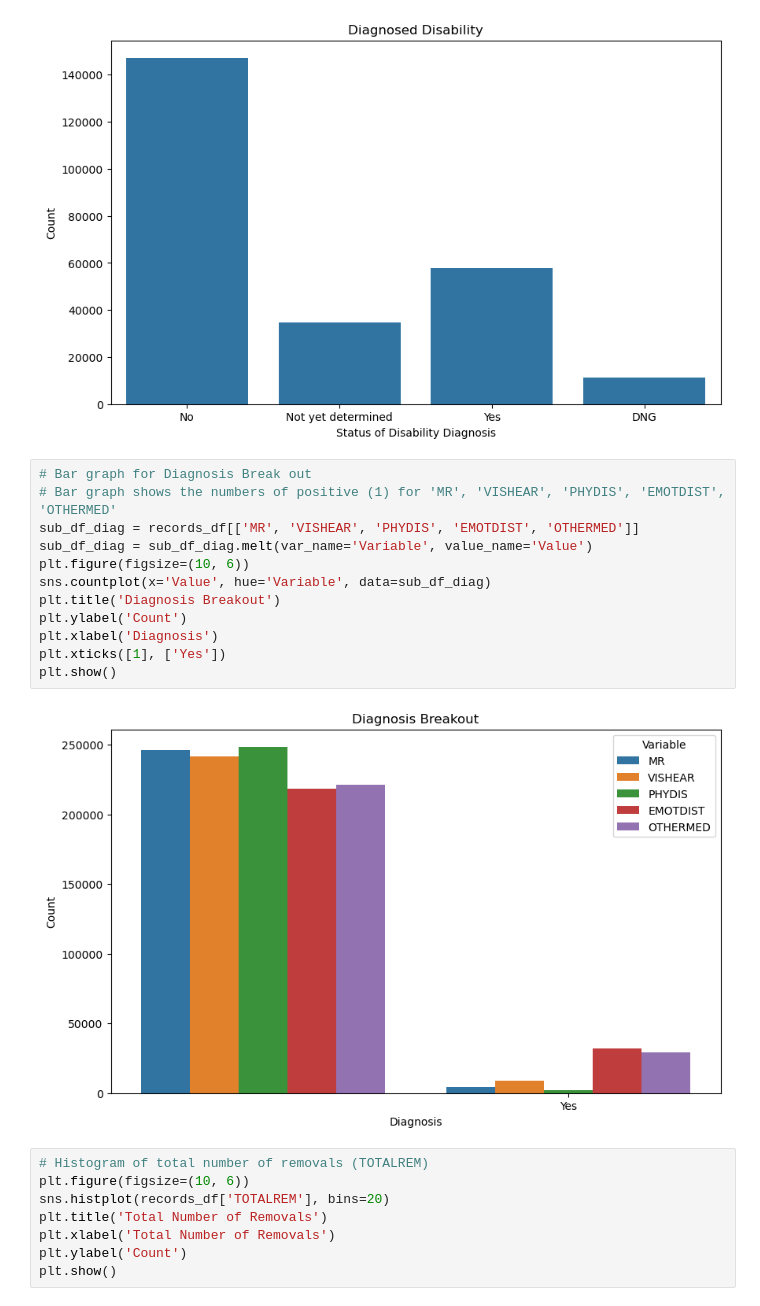
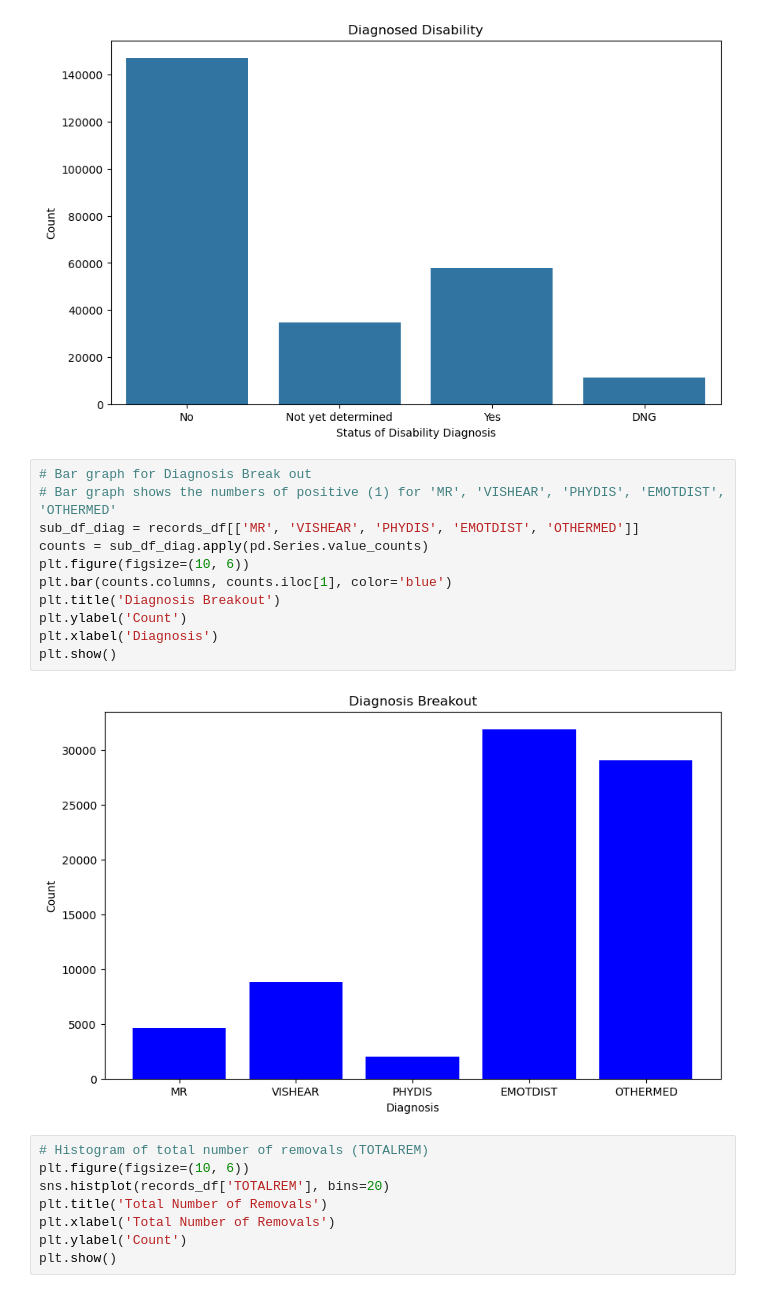
Before and after one commit to sophie2chance2/foster_care_analysis, a Jupyter notebook: Final_Code.ipynb, the cells around one changed output. Drawn from its saved outputs; the diff is of its cells as text.

```diff
--- a/Final_Code.ipynb
+++ b/Final_Code.ipynb
@@ -155,17 +155,16 @@ plt.show()
 # %%
 # Bar graph for Diagnosis Break out
 # Bar graph shows the numbers of positive (1) for 'MR', 'VISHEAR', 'PHYDIS', 'EMOTDIST', 'OTHERMED'
 sub_df_diag = records_df[['MR', 'VISHEAR', 'PHYDIS', 'EMOTDIST', 'OTHERMED']]
-sub_df_diag = sub_df_diag.melt(var_name='Variable', value_name='Value')
+counts = sub_df_diag.apply(pd.Series.value_counts)
 plt.figure(figsize=(10, 6))
-sns.countplot(x='Value', hue='Variable', data=sub_df_diag)
+plt.bar(counts.columns, counts.iloc[1], color='blue')
 plt.title('Diagnosis Breakout')
 plt.ylabel('Count')
 plt.xlabel('Diagnosis')
-plt.xticks([1], ['Yes'])
 plt.show()
 # %% [output]
-[figure, old version]
+[figure, new version]
 # %%
 # Histogram of total number of removals (TOTALREM)
 plt.figure(figsize=(10, 6))
```
Also changed, not shown: parts of 19 cells of this notebook.
